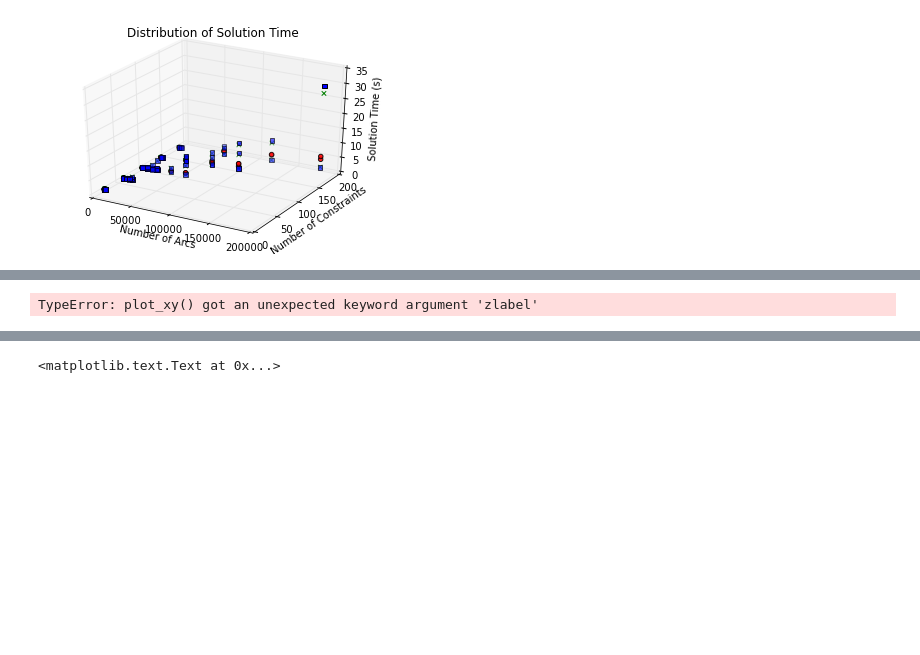
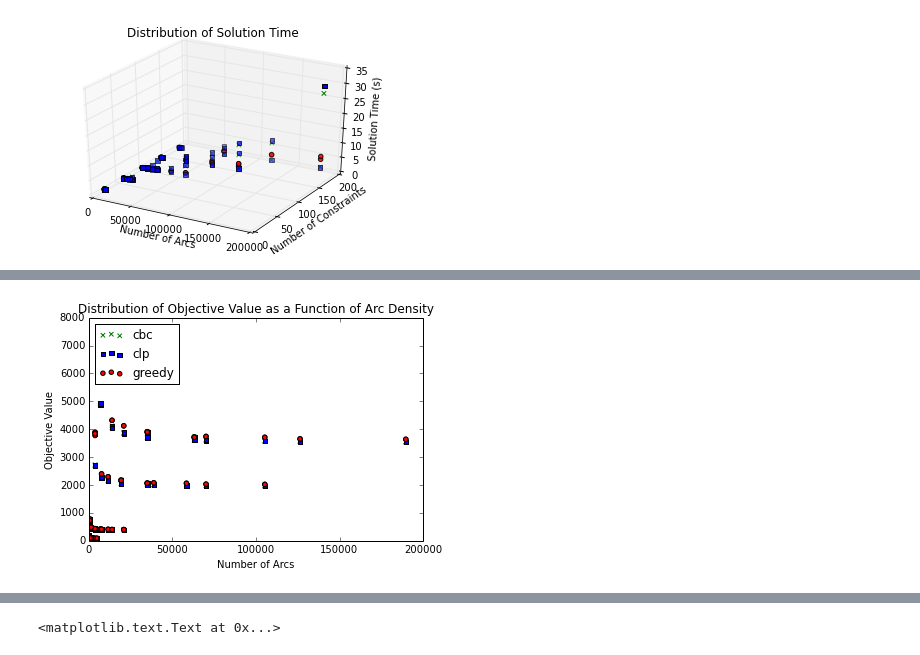
Before and after one commit to gidden/cyclopts, a Jupyter notebook: nbs/Cyclopts Run Analysis.ipynb, the cells around one changed output, grey strips where cells are left out. Cells and saved outputs as stored; diff of their text form; code cells hidden in the pictures; blank space fills up the shorter version.

```diff
--- a/nbs/Cyclopts Run Analysis.ipynb
+++ b/nbs/Cyclopts Run Analysis.ipynb
@@ -212,10 +210,10 @@ plot_xyz(xname, xhandle, yname, yhandle)
 # %%
 xname = 'Arc'
 xhandle = 'n_arcs'
-plot_xy(xname, xhandle, yvals=objectives, zlabel='Objective Value',
-        title='Objective Value Distribution')
+plot_xy(xname, xhandle, yvals=objectives, ylabel='Objective Value',
+        title_type='Objective Value')
 # %% [output]
-TypeError: plot_xy() got an unexpected keyword argument 'zlabel'
+[figure, added]
 # %%
 xname = 'Constraints'
 xhandle = 'n_constrs'
```
Also changed, not shown: parts of 6 cells of this notebook.
